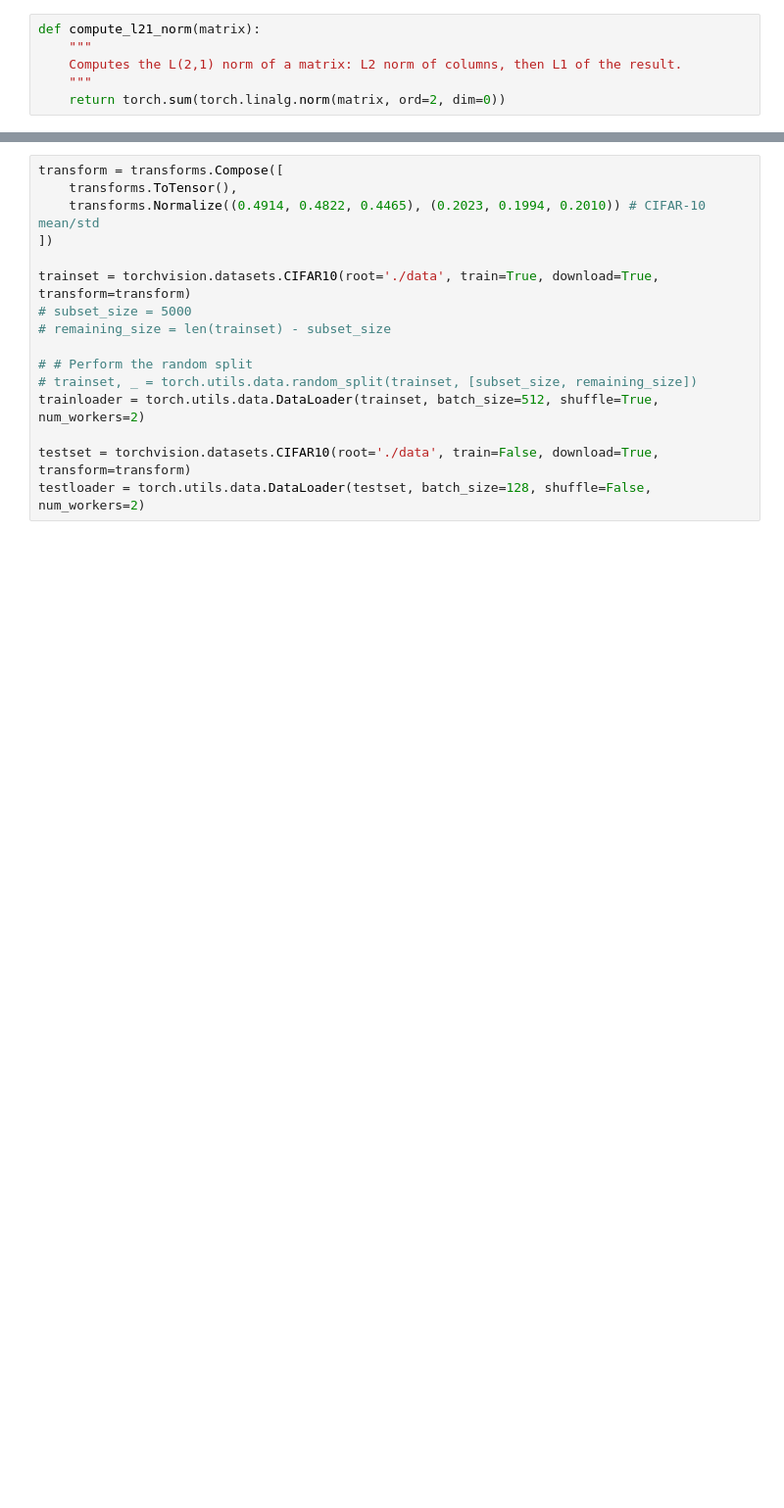
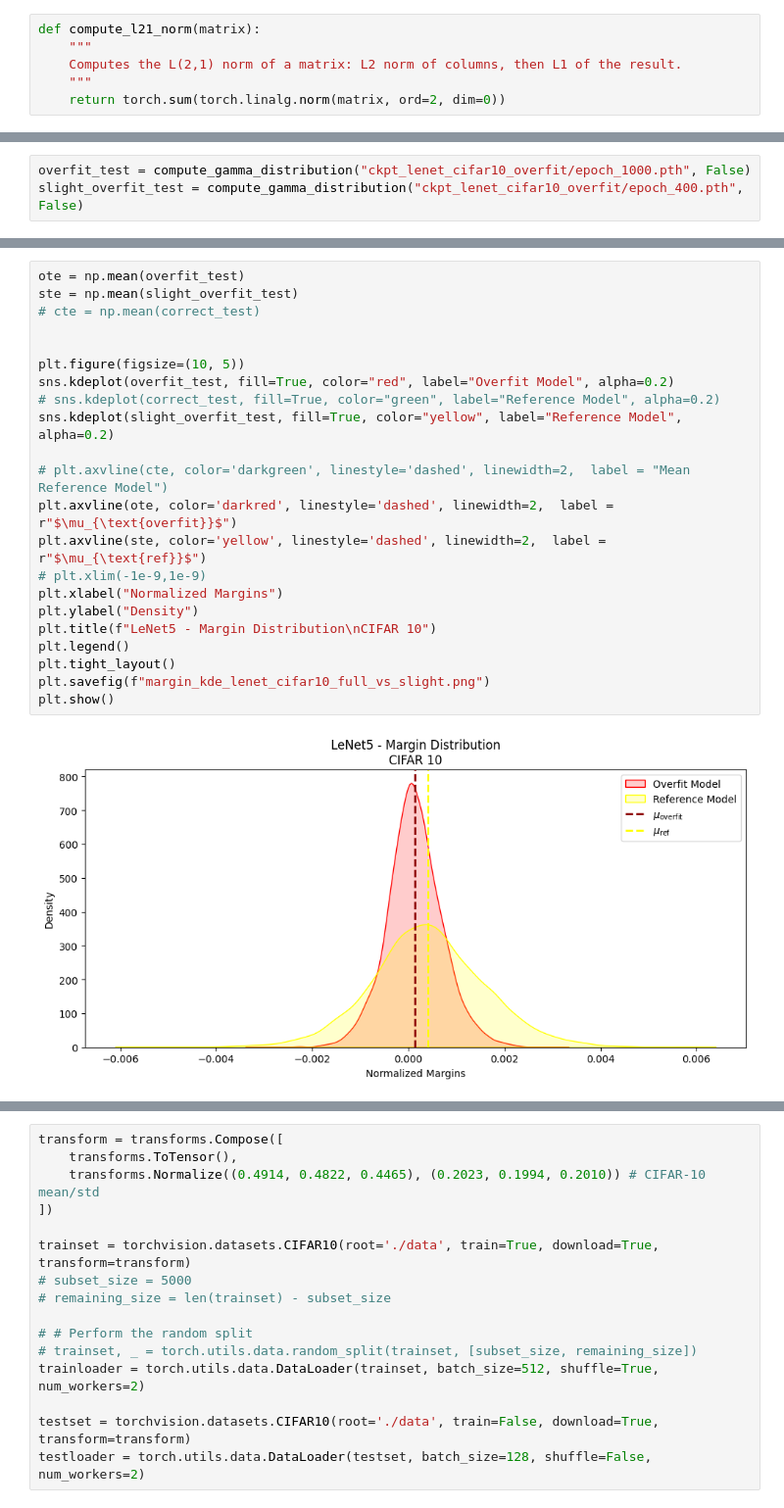
Before and after one commit to TonyZhang2004/Privacy-Preserving-Overfitting-Detection, a Jupyter notebook: image_model_experiments/spectral_norm_lenet5_cifar10.ipynb, the cells around one changed output, grey strips where cells are left out. Shown at 98% size. Cells and saved outputs as stored; diff of their text form; blank space fills up the shorter version.

```diff
--- a/image_model_experiments/spectral_norm_lenet5_cifar10.ipynb
+++ b/image_model_experiments/spectral_norm_lenet5_cifar10.ipynb
@@ -426,0 +292,3 @@ plt.show()
+# %%
+overfit_test = compute_gamma_distribution("ckpt_lenet_cifar10_overfit/epoch_1000.pth", False)
+slight_overfit_test = compute_gamma_distribution("ckpt_lenet_cifar10_overfit/epoch_400.pth", False)
@@ -426,0 +326,24 @@ plt.show()
+# %%
+ote = np.mean(overfit_test)
+ste = np.mean(slight_overfit_test)
+# cte = np.mean(correct_test)
+
+
+plt.figure(figsize=(10, 5))
+sns.kdeplot(overfit_test, fill=True, color="red", label="Overfit Model", alpha=0.2)
+# sns.kdeplot(correct_test, fill=True, color="green", label="Reference Model", alpha=0.2)
+sns.kdeplot(slight_overfit_test, fill=True, color="yellow", label="Reference Model", alpha=0.2)
+
+# plt.axvline(cte, color='darkgreen', linestyle='dashed', linewidth=2,  label = "Mean Reference Model")
+plt.axvline(ote, color='darkred', linestyle='dashed', linewidth=2,  label = r"$\mu_{\text{overfit}}$")
+plt.axvline(ste, color='yellow', linestyle='dashed', linewidth=2,  label = r"$\mu_{\text{ref}}$")
+# plt.xlim(-1e-9,1e-9)
+plt.xlabel("Normalized Margins")
+plt.ylabel("Density")
+plt.title(f"LeNet5 - Margin Distribution\nCIFAR 10")
+plt.legend()
+plt.tight_layout()
+plt.savefig(f"margin_kde_lenet_cifar10_full_vs_slight.png")
+plt.show()
+# %% [output]
+[figure, added]
```
Also changed, not shown: parts of 21 cells of this notebook, 9 other files.
